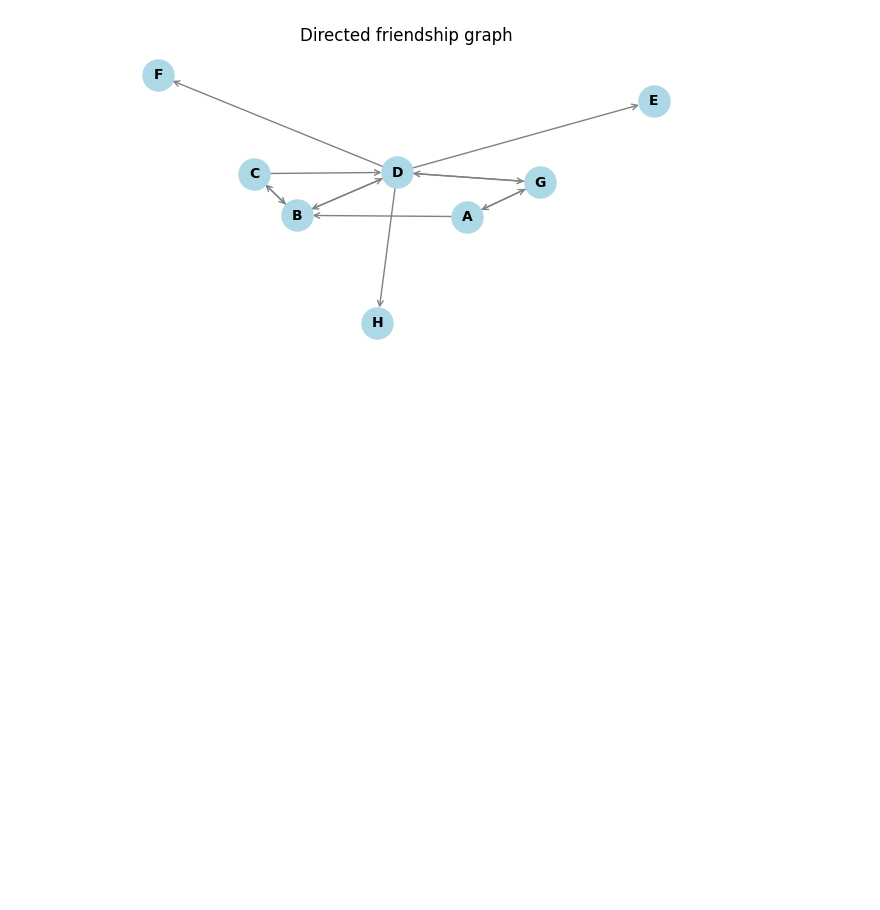
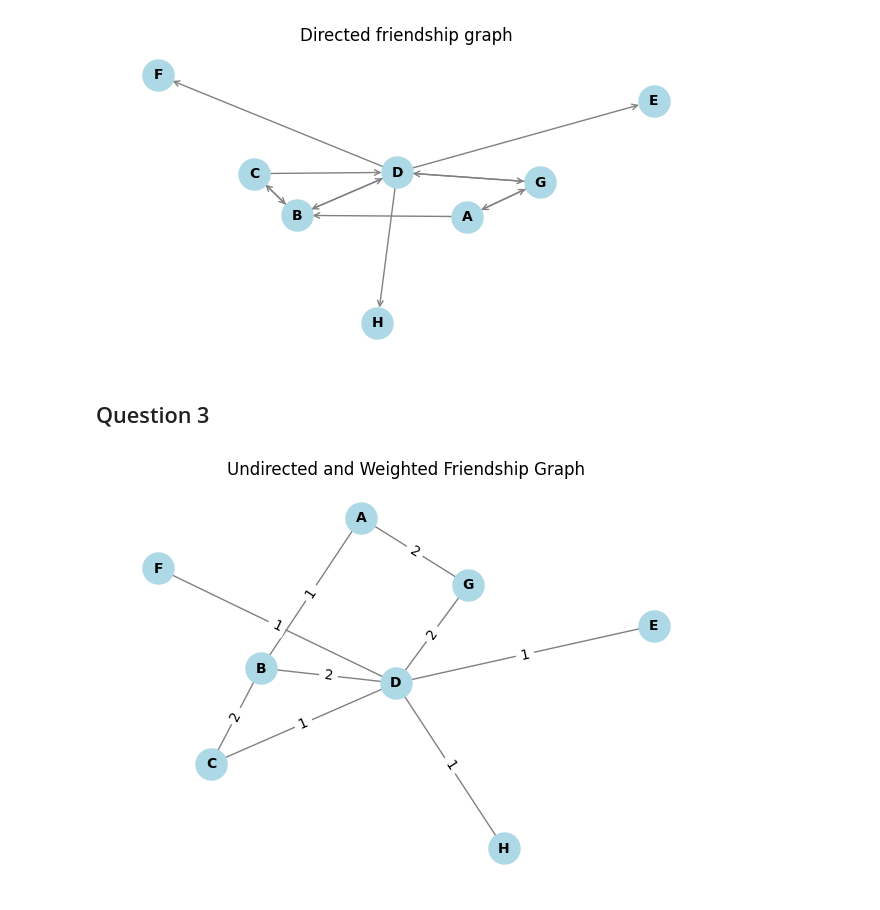
Before and after one commit to igorservo159/ads2-ufrn, a Jupyter notebook: U1T1/answers.ipynb, the cells around one changed output. Saved outputs shown, nothing was run; the diff lists cells and outputs as text; code cells hidden in the pictures; blank space fills up the shorter version.

```diff
--- a/U1T1/answers.ipynb
+++ b/U1T1/answers.ipynb
@@ -230,3 +230,43 @@ plt.title("Directed friendship graph")
 plt.show()
 # %% [output]
 [figure]
+# %% [markdown]
+## Question 3
+# %%
+# Criar um grafo não direcionado e ponderado
+G_undirected = nx.Graph()
+
+# Adicionar os mesmos nós
+G_undirected.add_nodes_from(['A', 'B', 'C', 'D', 'E', 'F', 'G', 'H'])
+
+# Adicionar arestas com pesos
+# Peso 2 se a conexão for recíproca, 1 caso contrário
+edges_with_weights = [
+    ('A', 'B', 1),  # A considera B amigo, não é recíproco
+    ('B', 'C', 2),  # Amizade recíproca entre B e C
+    ('B', 'D', 2),  # Amizade recíproca entre B e D
+    ('C', 'D', 1),  # C considera D amigo, mas não é recíproco
+    ('D', 'E', 1),  # D enviou solicitação para E, não respondeu
+    ('D', 'F', 1),  # D enviou solicitação para F, não respondeu
+    ('D', 'G', 2),  # D enviou solicitação para G, respondeu
+    ('D', 'H', 1),  # D enviou solicitação para H, não respondeu
+    ('G', 'A', 2)   # Amizade recíproca entre A e G
+]
+
+# Adicionar as arestas ponderadas no grafo
+G_undirected.add_weighted_edges_from(edges_with_weights)
+
+# Desenhar o grafo não direcionado e ponderado
+plt.figure(figsize=(6, 4))
+pos = nx.spring_layout(G_undirected, k=0.8, seed=42)
+nx.draw(G_undirected, pos, with_labels=True, node_color='lightblue', node_size=500,
+        edge_color='gray', font_size=10, font_weight='bold')
+
+# Adicionar os pesos nas arestas
+edge_labels = nx.get_edge_attributes(G_undirected, 'weight')
+nx.draw_networkx_edge_labels(G_undirected, pos, edge_labels=edge_labels)
+
+plt.title("Undirected and Weighted Friendship Graph")
+plt.show()
+# %% [output]
+[figure, added]
```
Also changed, not shown: parts of 7 cells of this notebook.
